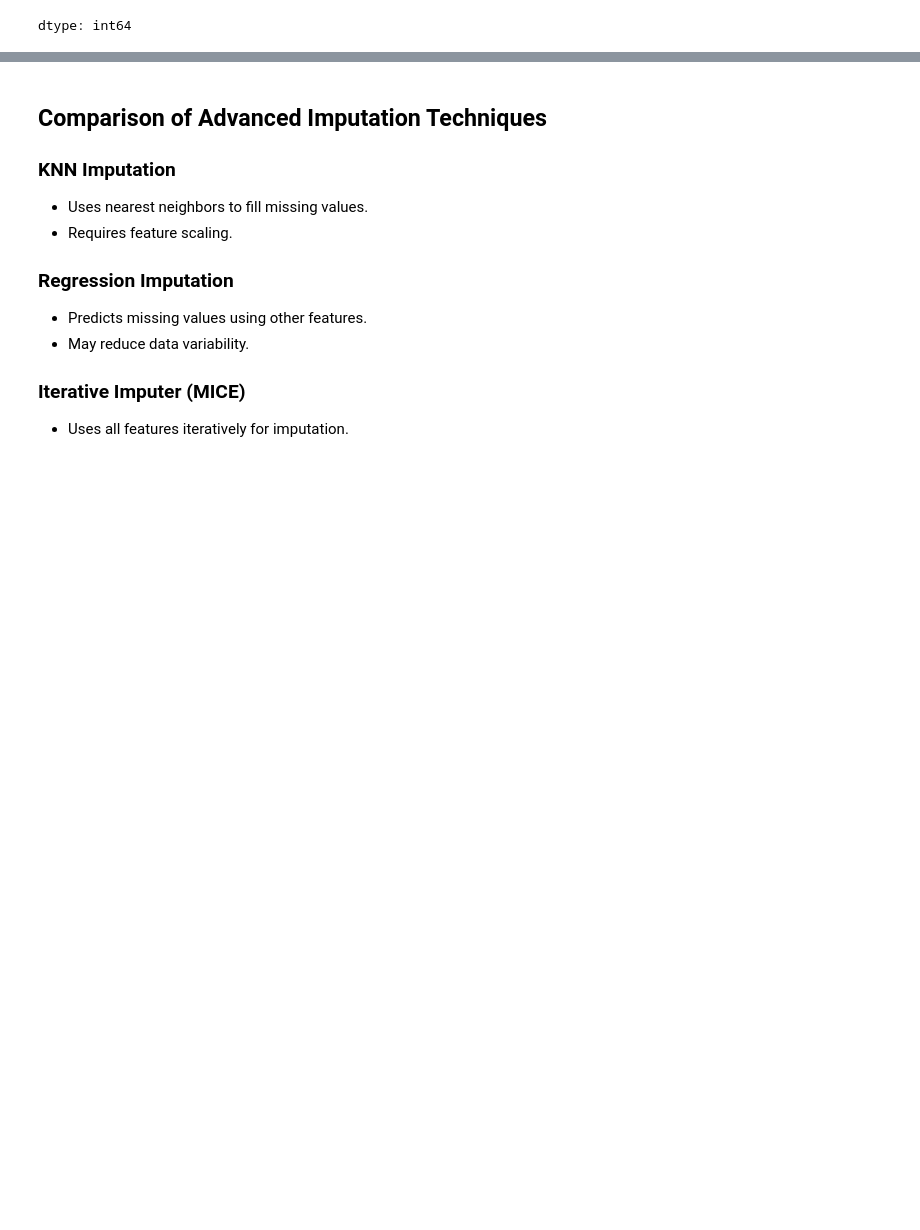
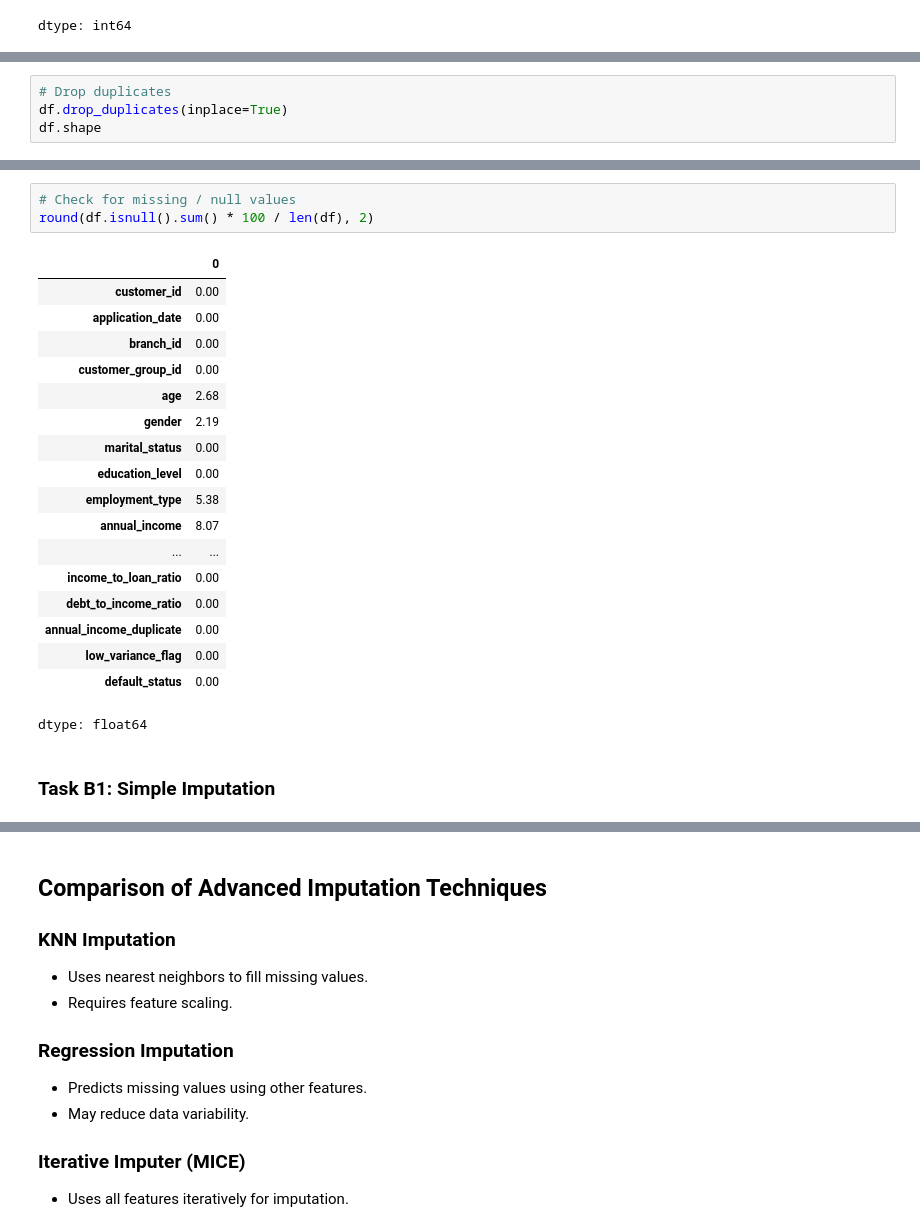
Before and after one commit to MonishDY/AI-Track, a Jupyter notebook: Module 2 - Feature Engineering/Capstone Project/MonishDY_230701195_Capstone_Case_Study.ipynb, the cells around one changed output, grey strips where cells are left out. Cells and saved outputs as stored; diff of their text form; blank space fills up the shorter version.

```diff
--- a/Module 2 - Feature Engineering/Capstone Project/MonishDY_230701195_Capstone_Case_Study.ipynb
+++ b/Module 2 - Feature Engineering/Capstone Project/MonishDY_230701195_Capstone_Case_Study.ipynb
@@ -423,0 +215,4 @@ dtype: int64
+# %%
+# Drop duplicates
+df.drop_duplicates(inplace=True)
+df.shape
@@ -423,0 +337,24 @@ dtype: int64
+# %%
+# Check for missing / null values
+round(df.isnull().sum() * 100 / len(df), 2)
+# %% [output]
+|  | 0 |
+| customer_id | 0.00 |
+| application_date | 0.00 |
+| branch_id | 0.00 |
+| customer_group_id | 0.00 |
+| age | 2.68 |
+| gender | 2.19 |
+| marital_status | 0.00 |
+| education_level | 0.00 |
+| employment_type | 5.38 |
+| annual_income | 8.07 |
+| ... | ... |
+| income_to_loan_ratio | 0.00 |
+| debt_to_income_ratio | 0.00 |
+| annual_income_duplicate | 0.00 |
+| low_variance_flag | 0.00 |
+| default_status | 0.00 |
+dtype: float64
+# %% [markdown]
+### **Task B1: Simple Imputation**
```
Also changed, not shown: parts of 61 cells of this notebook.
